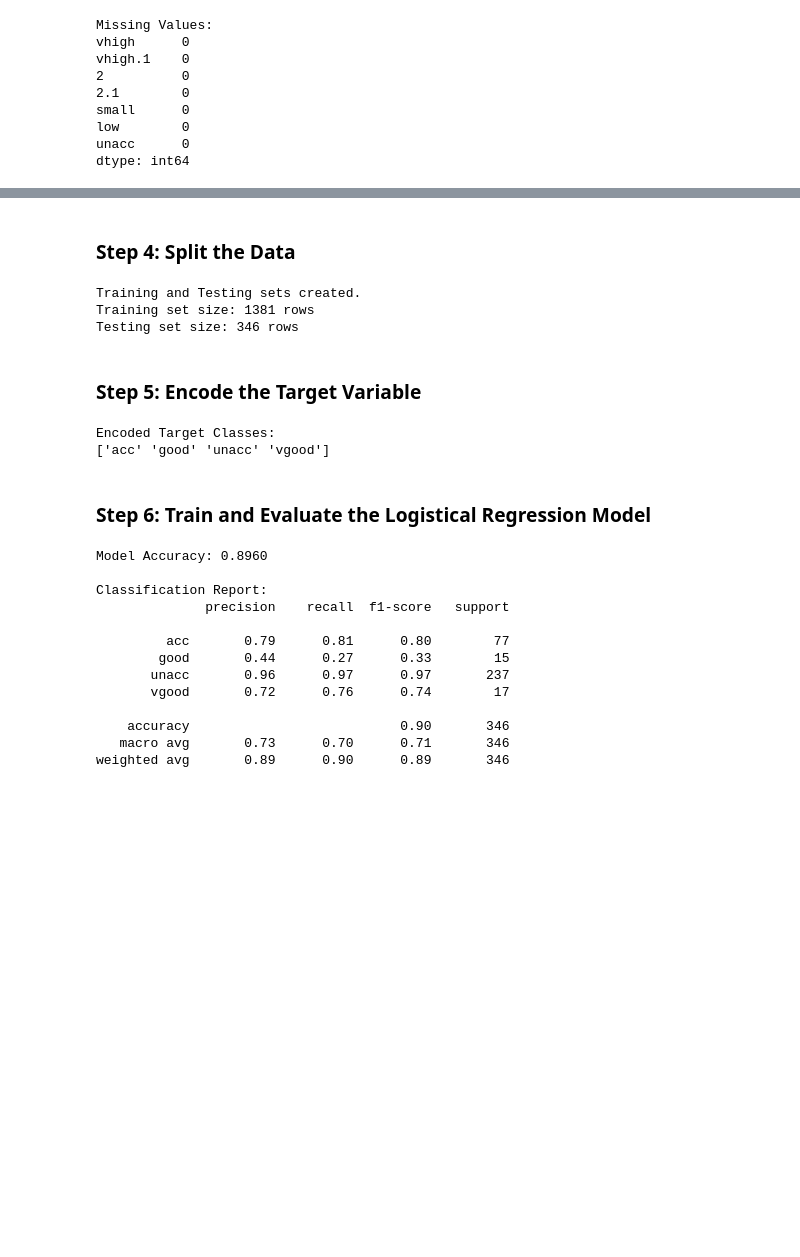
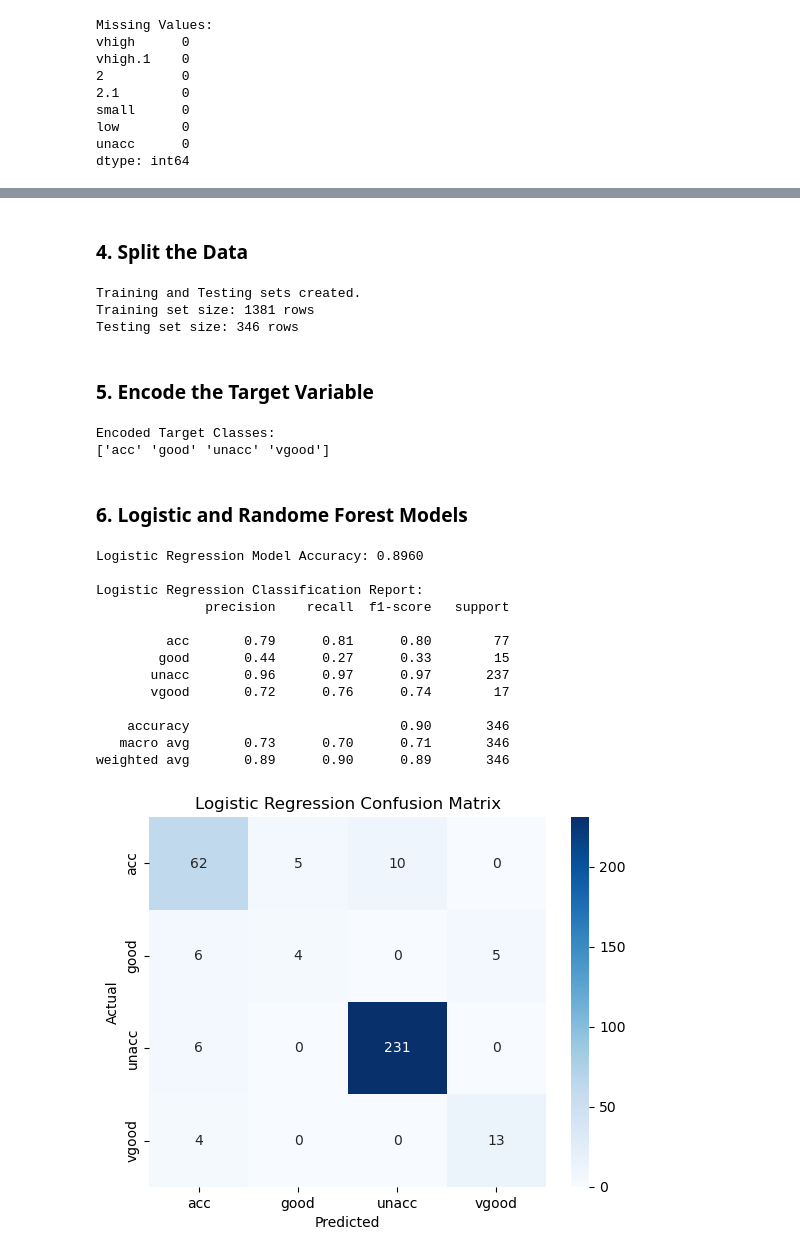
Before and after one commit to MiltonGreat/Car-Evaluation, a Jupyter notebook: Car Evaluation.ipynb, the cells around one changed output, grey strips where cells are left out. Cells and saved outputs as stored; diff of their text form; code cells hidden in the pictures; blank space fills up the shorter version.

```diff
--- a/Car Evaluation.ipynb
+++ b/Car Evaluation.ipynb
@@ -109,5 +114,5 @@ One-hot Encoded Dataset:
 # %% [markdown]
-### Step 4: Split the Data
+### 4. Split the Data
 # %%
 # Separate features and target
 X = df_encoded.drop('Acceptability', axis=1)  # Features
@@ -124,5 +130,5 @@ Training and Testing sets created.
 Training set size: 1381 rows
 Testing set size: 346 rows
 # %% [markdown]
-### Step 5: Encode the Target Variable
+### 5. Encode the Target Variable
 # %%
@@ -137,35 +146,46 @@ print(label_encoder.classes_)
 Encoded Target Classes:
 ['acc' 'good' 'unacc' 'vgood']
 # %% [markdown]
-### Step 6: Train and Evaluate the Logistical Regression Model
+### 6. Logistic and Randome Forest Models
 # %%
-# Initialize the model
-model = LogisticRegression(max_iter=1000, random_state=42)
+# Initialize the Logistic Regression model
+lr_model = LogisticRegression(max_iter=1000, random_state=42)
 
-# Train the model
-model.fit(X_train, y_train_encoded)
+# Train the Logistic Regression model
+lr_model.fit(X_train, y_train_encoded)
 
-# Make predictions
-y_pred = model.predict(X_test)
+# Make predictions with the Logistic Regression model
+y_pred_lr = lr_model.predict(X_test)
 
-# Evaluate the model
-accuracy = accuracy_score(y_test_encoded, y_pred)
-print(f"\nModel Accuracy: {accuracy:.4f}")
+# Evaluate the Logistic Regression model
+accuracy_lr = accuracy_score(y_test_encoded, y_pred_lr)
+print(f"\nLogistic Regression Model Accuracy: {accuracy_lr:.4f}")
 
-# Detailed classification report
-print("\nClassification Report:")
-print(classification_report(y_test_encoded, y_pred, target_names=label_encoder.classes_))
+# Detailed classification report for Logistic Regression
+print("\nLogistic Regression Classification Report:")
+print(classification_report(y_test_encoded, y_pred_lr, target_names=label_encoder.classes_))
+
+# Confusion Matrix for Logistic Regression
+conf_matrix_lr = confusion_matrix(y_test_encoded, y_pred_lr)
+sns.heatmap(conf_matrix_lr, annot=True, fmt='d', cmap='Blues',
+            xticklabels=label_encoder.classes_,
+            yticklabels=label_encoder.classes_)
+plt.title('Logistic Regression Confusion Matrix')
+plt.xlabel('Predicted')
+plt.ylabel('Actual')
+plt.show()
 # %% [output]
-Model Accuracy: 0.8960
+Logistic Regression Model Accuracy: 0.8960
 
-Classification Report:
+Logistic Regression Classification Report:
               precision    recall  f1-score   support
 
          acc       0.79      0.81      0.80        77
         good       0.44      0.27      0.33        15
        unacc       0.96      0.97      0.97       237
        vgood       0.72      0.76      0.74        17
 
     accuracy                           0.90       346
    macro avg       0.73      0.70      0.71       346
 weighted avg       0.89      0.90      0.89       346
+[figure, added]
```
Also changed, not shown: parts of 44 cells of this notebook.
